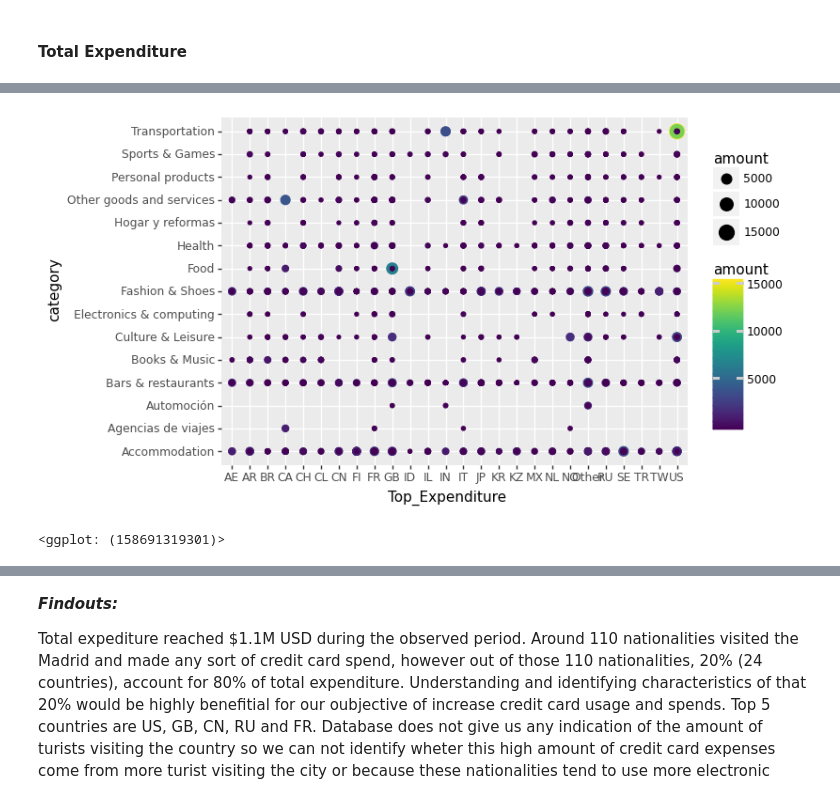
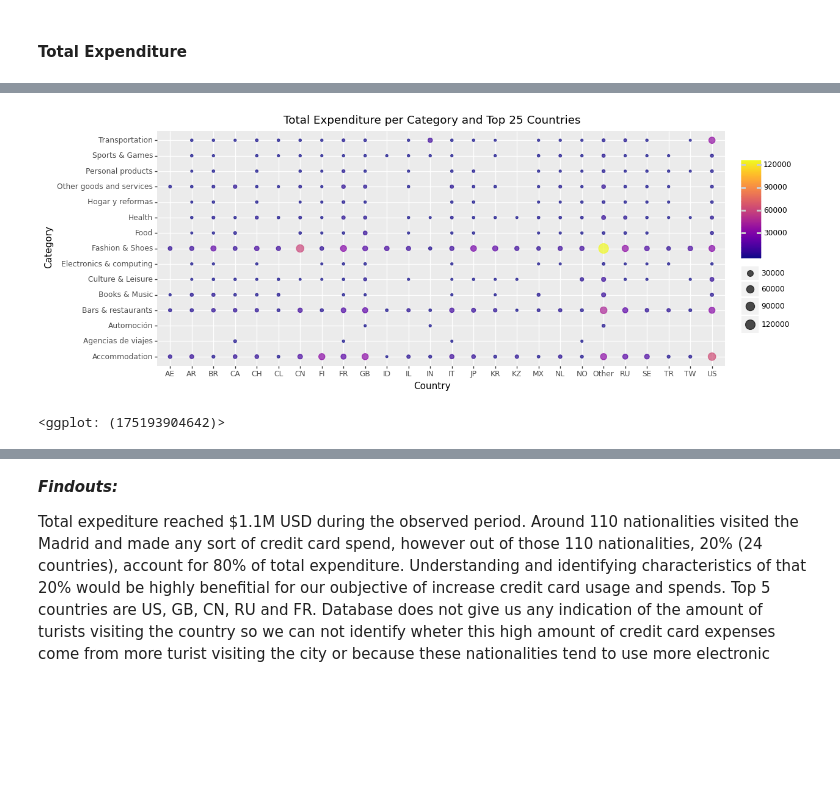
Before and after one commit to callysthenes/citibank_business_case_visual, a Jupyter notebook: EDA_Diana.ipynb, the cells around one changed output, grey strips where cells are left out. Cells and saved outputs as stored; diff of their text form; code cells hidden in the pictures; blank space fills up the shorter version.

```diff
--- a/EDA_Diana.ipynb
+++ b/EDA_Diana.ipynb
@@ -292,6 +279,13 @@ ggplot(Left_join, aes(x ='reorder(category, amount, fun=sum)', y = 'amount', fil
+# %%
+df6 = pd.pivot_table(Left_join, index=['Top_Expenditure', 'category'], values='amount', aggfunc=['sum']).reset_index()
 # %%
-ggplot(Left_join, aes('Top_Expenditure', 'category', size='amount', color = 'amount')) +\
-  geom_point()
+ggplot(df6, aes('Top_Expenditure', 'category')) +\
+  geom_point(aes(size='sum', color = 'sum'),alpha = 0.7)+\
+    theme(legend_title = element_blank())+\
+      scale_color_cmap(cmap_name="plasma")+\
+        ggtitle("Total Expenditure per Category and Top 25 Countries")+\
+          labs(y= "Category", x = "Country")+\
+            theme(figure_size=(12, 5))
 # %% [output]
-[figure, old version]
+[figure, new version]
-<ggplot: (158691319301)>
+<ggplot: (175193904642)>
```
Also changed, not shown: parts of 37 cells of this notebook, 2 other files.
